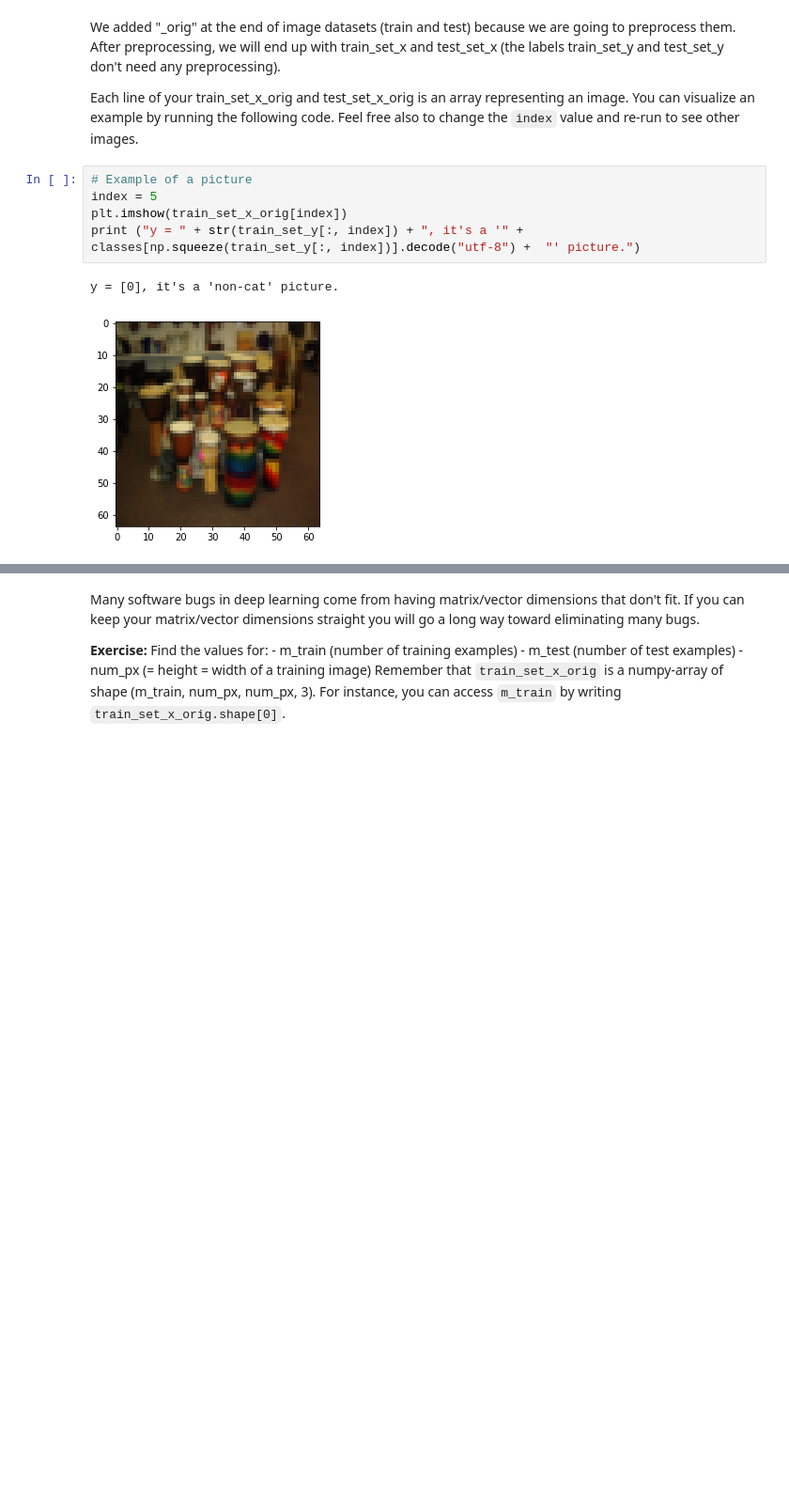
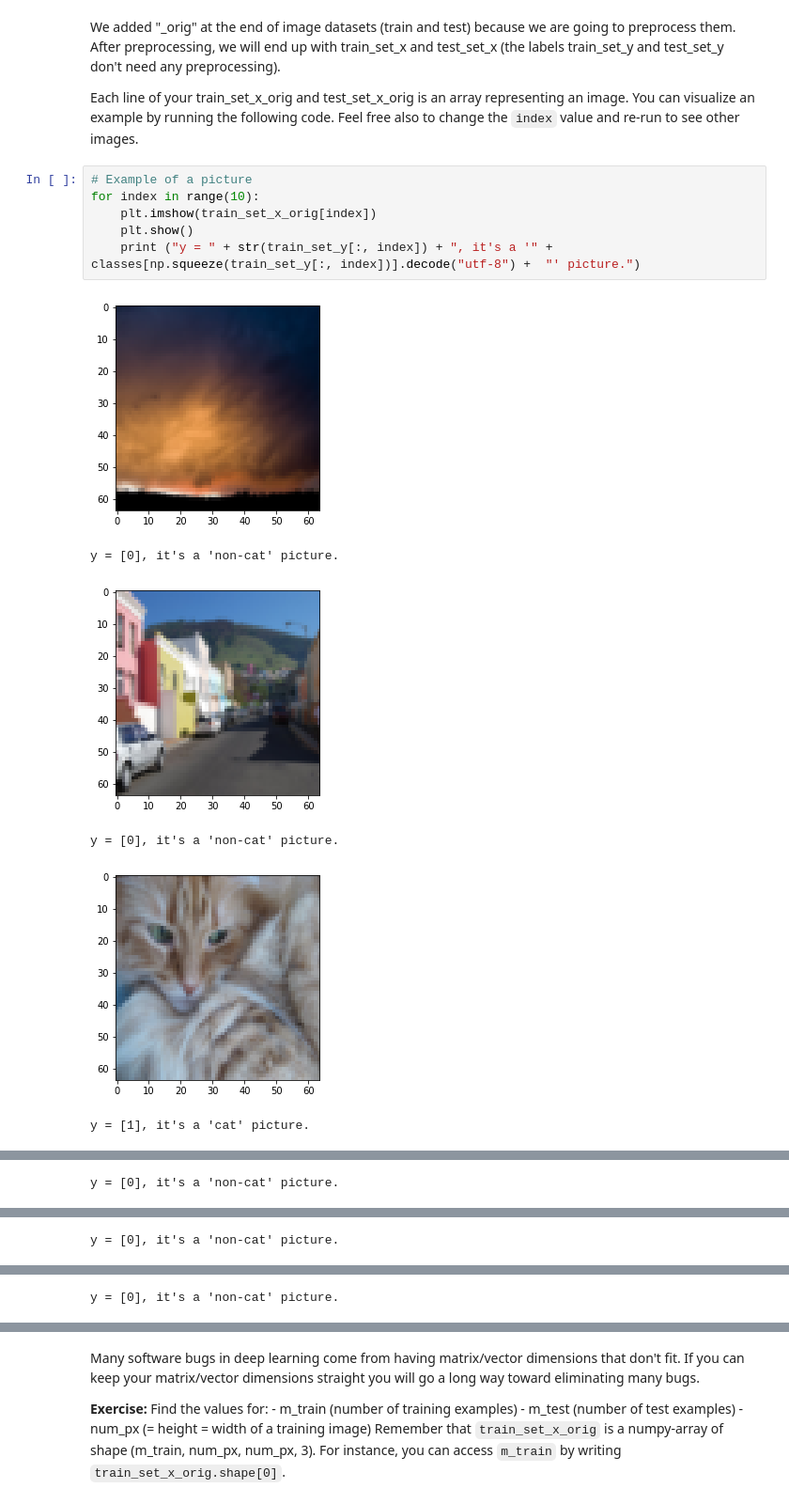
Before and after one commit to gaoxingliang/learnpython, a Jupyter notebook: DeepLearning/01_神经网络和深度学习/编程作业01/assignment2_2.ipynb, the cells around one changed output, grey strips where cells are left out. Shown at 94% size. Cells and saved outputs as stored; diff of their text form; blank space fills up the shorter version.

```diff
--- a/DeepLearning/01_神经网络和深度学习/编程作业01/assignment2_2.ipynb
+++ b/DeepLearning/01_神经网络和深度学习/编程作业01/assignment2_2.ipynb
@@ -59,9 +59,14 @@ We added "_orig" at the end of image datasets (train and test) because we are go
 Each line of your train_set_x_orig and test_set_x_orig is an array representing an image. You can visualize an example by running the following code. Feel free also to change the `index` value and re-run to see other images.
 # %%
 # Example of a picture
-index = 5
-plt.imshow(train_set_x_orig[index])
-print ("y = " + str(train_set_y[:, index]) + ", it's a '" + classes[np.squeeze(train_set_y[:, index])].decode("utf-8") +  "' picture.")
+for index in range(10):
+    plt.imshow(train_set_x_orig[index])
+    plt.show()
+    print ("y = " + str(train_set_y[:, index]) + ", it's a '" + classes[np.squeeze(train_set_y[:, index])].decode("utf-8") +  "' picture.")
 # %% [output]
+[figure, new version]
 y = [0], it's a 'non-cat' picture.
-[figure, old version]
+[figure, added]
+y = [0], it's a 'non-cat' picture.
+[figure, added]
+y = [1], it's a 'cat' picture.
@@ -67,0 +74 @@ y = [0], it's a 'non-cat' picture.
+y = [0], it's a 'non-cat' picture.
@@ -67,0 +76 @@ y = [0], it's a 'non-cat' picture.
+y = [0], it's a 'non-cat' picture.
@@ -67,0 +78 @@ y = [0], it's a 'non-cat' picture.
+y = [0], it's a 'non-cat' picture.
```
Also changed, not shown: parts of 11 cells of this notebook.
